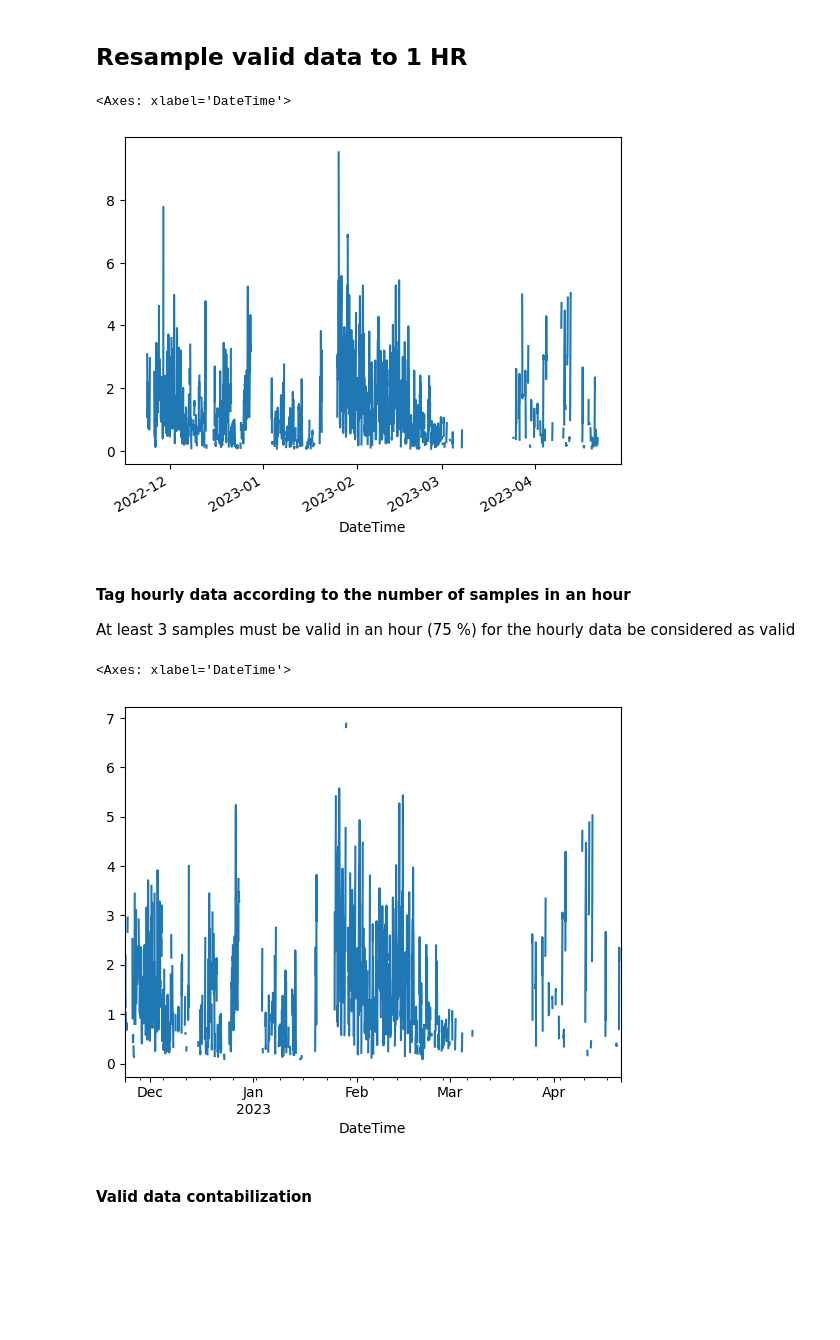
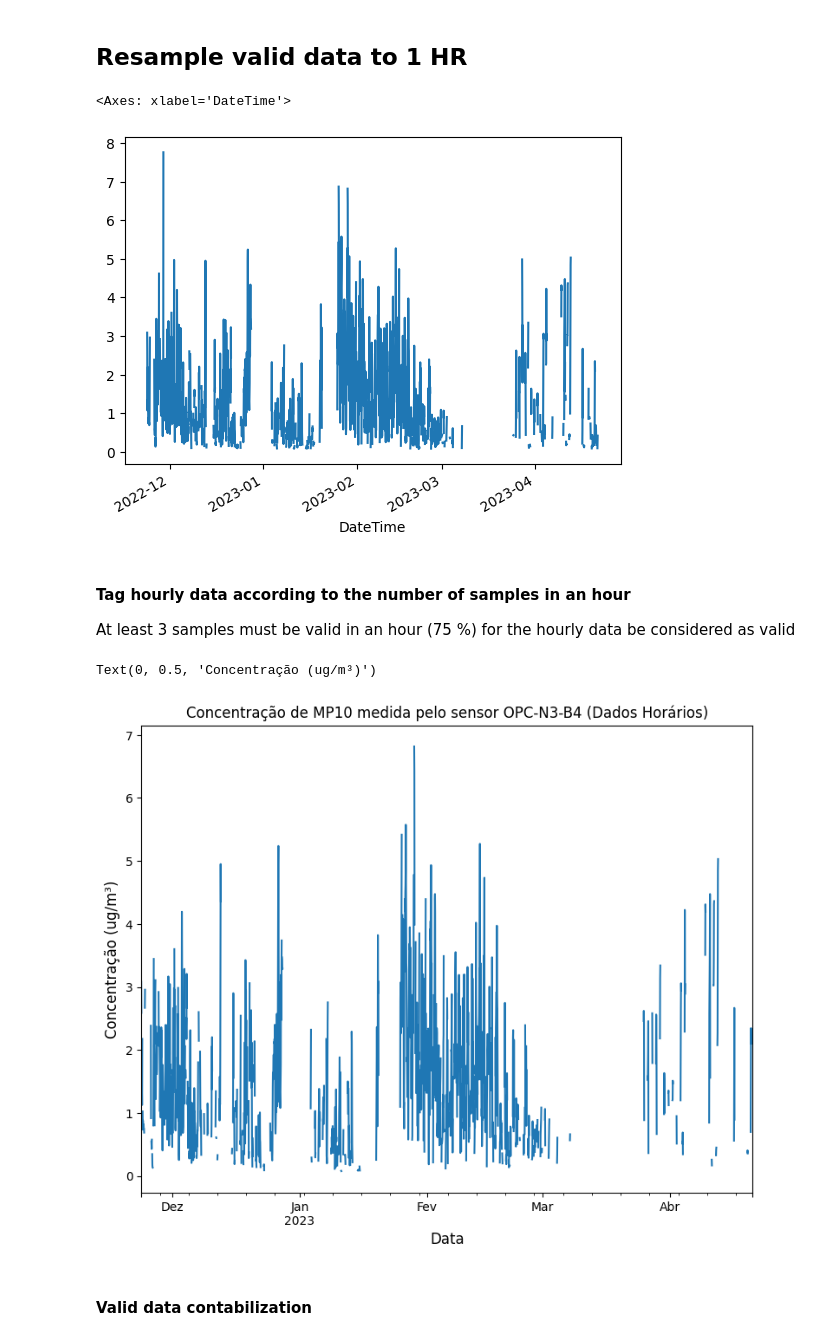
Before and after one commit to campofernando/lcqar-low-cost-monit-proc, a Jupyter notebook: data-pre-processing/MP10-field-data-treatment-Diamante.ipynb, the cells around one changed output. Cells and saved outputs as stored; diff of their text form; code cells hidden in the pictures; blank space fills up the shorter version.

```diff
--- a/data-pre-processing/MP10-field-data-treatment-Diamante.ipynb
+++ b/data-pre-processing/MP10-field-data-treatment-Diamante.ipynb
@@ -281,0 +238,6 @@ Analyse the derivatives of the data for removing abrupt changes in the data (BAD
+# %%
+max_diff_value = 100
+sensor_dataframe['Diff'] = sensor_dataframe['measuring'].resample('15T').mean().diff()
+sensor_dataframe['Max Diff'] = max_diff_value
+sensor_dataframe['Min Diff'] = -max_diff_value
+sensor_dataframe[sensor_dataframe['Tag'] == 'VALID'][['Diff', 'Max Diff', 'Min Diff']].plot()
@@ -299,8 +291,0 @@ plt.scatter(valid_dataframe['measuring'], valid_dataframe['Diff'])
-# %%
-import numpy as np
-
-global_qtle_01 = valid_dataframe['Diff'].quantile(q=0.01, interpolation='lower')
-global_qtle_99 = valid_dataframe['Diff'].quantile(q=0.99, interpolation='higher')
-sensor_dataframe['DIFF_QTLE01'] = global_qtle_01
-sensor_dataframe['DIFF_QTLE99'] = global_qtle_99
-sensor_dataframe[sensor_dataframe['Tag'] == 'VALID'][['Diff', 'DIFF_QTLE01', 'DIFF_QTLE99']].resample('15T').mean().plot()
@@ -312,15 +291,0 @@ sensor_dataframe[sensor_dataframe['Tag'] == 'VALID'][['Diff', 'DIFF_QTLE01', 'DI
-# %%
-def tag_by_diff_quantiles(current_tag, value, quantile_01, quantile_99):
-    if ((current_tag != 'VALID') or (np.isnan(value))): return current_tag
-    if value <= quantile_01 or value >= quantile_99: return 'BADSPIKE'
-    return 'VALID'
-
-sensor_dataframe['Tag'] = (sensor_dataframe[['Tag', 'Diff', 'DIFF_QTLE01', 'DIFF_QTLE99']]
-                           .apply(lambda df: tag_by_diff_quantiles(current_tag=df[0],
-                                                                    value=df[1],
-                                                                    quantile_01=df[2],
-                                                                    quantile_99=df[3]),
-                                    axis=1))
-tags = ['MISSING','LTLL', 'GTUL', 'BADSPIKE', 'VALID', 'LTQTLE01', 'GTQTLE99']
-data_contabilization = sensor_analysis.count_tags(tags, sensor_dataframe)
-data_contabilization
@@ -336,0 +294,6 @@ data_contabilization
+# %%
+sensor_dataframe.loc[sensor_dataframe['Diff'] <= -4, 'Tag'] = 'BADSPIKE'
+sensor_dataframe.loc[sensor_dataframe['measuring'] > 8, 'Tag'] = 'BADSPIKE'
+plt.scatter(sensor_dataframe[sensor_dataframe['Tag'] == 'VALID']['measuring'],
+            sensor_dataframe[sensor_dataframe['Tag'] == 'VALID']['Diff'])
+valid_dataframe = sensor_dataframe[sensor_dataframe['Tag'] == 'VALID']
@@ -362,21 +374,26 @@ resampled_dataframe.index = resampled_dataframe.index.map(lambda t: t.replace(mi
 resampled_dataframe['measuring'].plot()
 # %% [output]
 <Axes: xlabel='DateTime'>
-[figure, old version]
+[figure, new version]
 # %% [markdown]
 #### Tag hourly data according to the number of samples in an hour
 At least 3 samples must be valid in an hour (75 %) for the hourly data be considered as valid
 # %%
 original_freq = sensor_dataframe.index.freq
 resampled_dataframe['% valid'] = (resampled_dataframe['Count']
                                     .map(lambda c:
                                         c / (pd.Timedelta("1 hour") / original_freq) * 100))
 resampled_dataframe['Tag'] = (resampled_dataframe['% valid']
                                 .map(lambda c: 'VALID' if c >= 75 else 'LOWSAMPLES'))
-resampled_dataframe[resampled_dataframe['Tag'] == 'VALID']['measuring'].resample('H').mean().plot()
+
+fig, ax = plt.subplots(figsize=(1.3*7,7))
+resampled_dataframe[resampled_dataframe['Tag'] == 'VALID']['measuring'].rename('Concentração de MP10').resample('1H').mean().plot()
+plt.title('Concentração de MP10 medida pelo sensor OPC-N3-B4 (Dados Horários)')
+ax.set_xlabel('Data', fontsize=12)
+ax.set_ylabel('Concentração (ug/m\N{SUPERSCRIPT THREE})', fontsize=12)
 # %% [output]
-<Axes: xlabel='DateTime'>
+Text(0, 0.5, 'Concentração (ug/m³)')
-[figure, old version]
+[figure, new version]
 # %% [markdown]
 #### Valid data contabilization
 # %%
```
Also changed, not shown: parts of 34 cells of this notebook, 58 other files.
